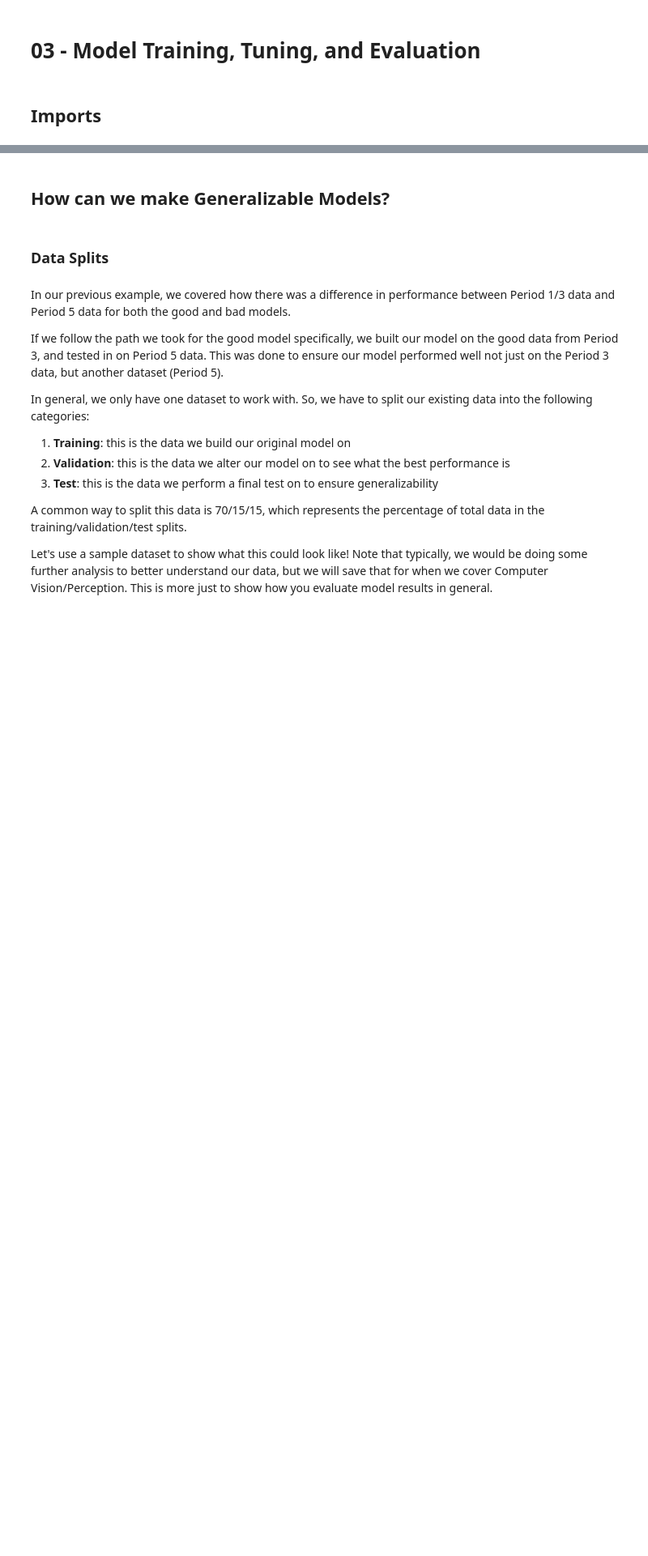
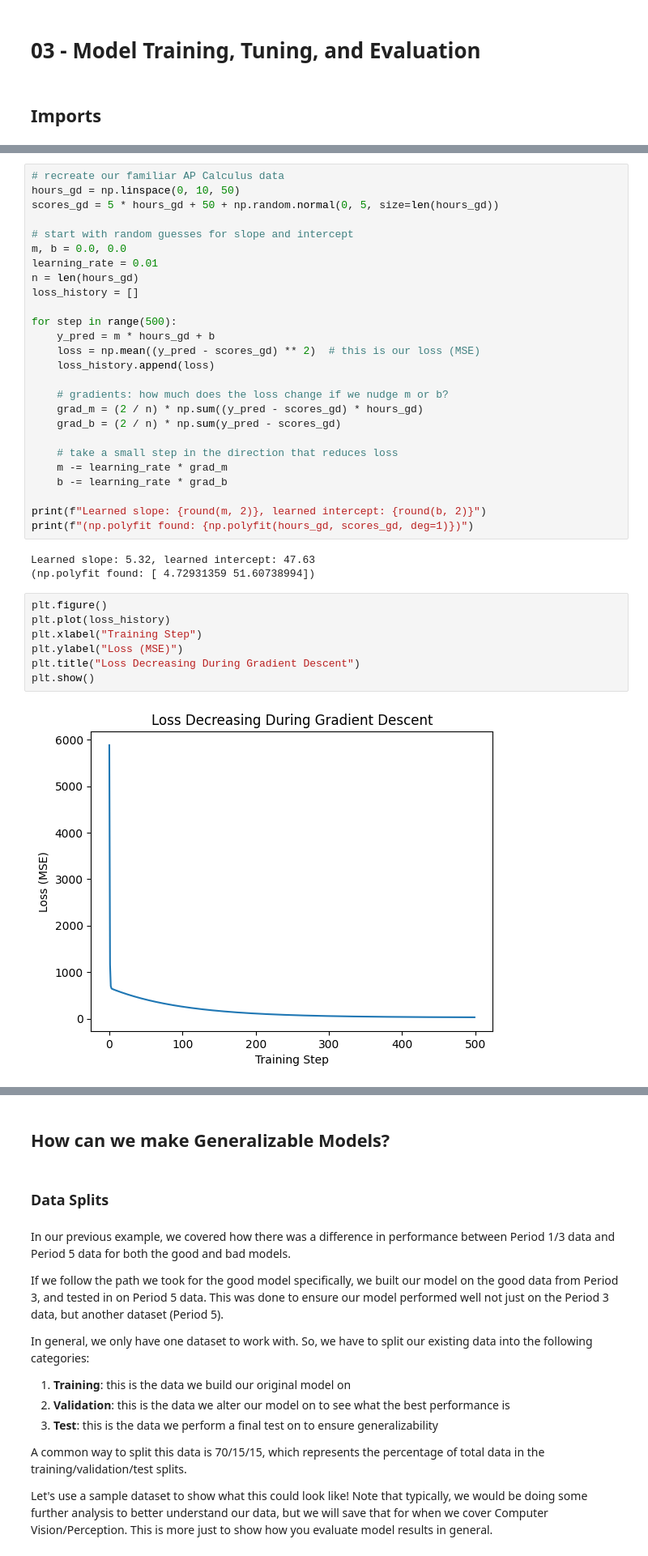
Before and after one commit to nickmelamed/mortorq_instruction, a Jupyter notebook: ml_resources/ml_primer/03-train-tune-eval.ipynb, the cells around one changed output, grey strips where cells are left out. Shown at 81% size. Cells and saved outputs as stored; diff of their text form; blank space fills up the shorter version.

```diff
--- a/ml_resources/ml_primer/03-train-tune-eval.ipynb
+++ b/ml_resources/ml_primer/03-train-tune-eval.ipynb
@@ -24,0 +37,38 @@ np.random.seed(1515)
+# %%
+# recreate our familiar AP Calculus data
+hours_gd = np.linspace(0, 10, 50)
+scores_gd = 5 * hours_gd + 50 + np.random.normal(0, 5, size=len(hours_gd))
+
+# start with random guesses for slope and intercept
+m, b = 0.0, 0.0
+learning_rate = 0.01
+n = len(hours_gd)
+loss_history = []
+
+for step in range(500):
+    y_pred = m * hours_gd + b
+    loss = np.mean((y_pred - scores_gd) ** 2)  # this is our loss (MSE)
+    loss_history.append(loss)
+
+    # gradients: how much does the loss change if we nudge m or b?
+    grad_m = (2 / n) * np.sum((y_pred - scores_gd) * hours_gd)
+    grad_b = (2 / n) * np.sum(y_pred - scores_gd)
+
+    # take a small step in the direction that reduces loss
+    m -= learning_rate * grad_m
+    b -= learning_rate * grad_b
+
+print(f"Learned slope: {round(m, 2)}, learned intercept: {round(b, 2)}")
+print(f"(np.polyfit found: {np.polyfit(hours_gd, scores_gd, deg=1)})")
+# %% [output]
+Learned slope: 5.32, learned intercept: 47.63
+(np.polyfit found: [ 4.72931359 51.60738994])
+# %%
+plt.figure()
+plt.plot(loss_history)
+plt.xlabel("Training Step")
+plt.ylabel("Loss (MSE)")
+plt.title("Loss Decreasing During Gradient Descent")
+plt.show()
+# %% [output]
+[figure, added]
```
Also changed, not shown: parts of 8 cells of this notebook.
